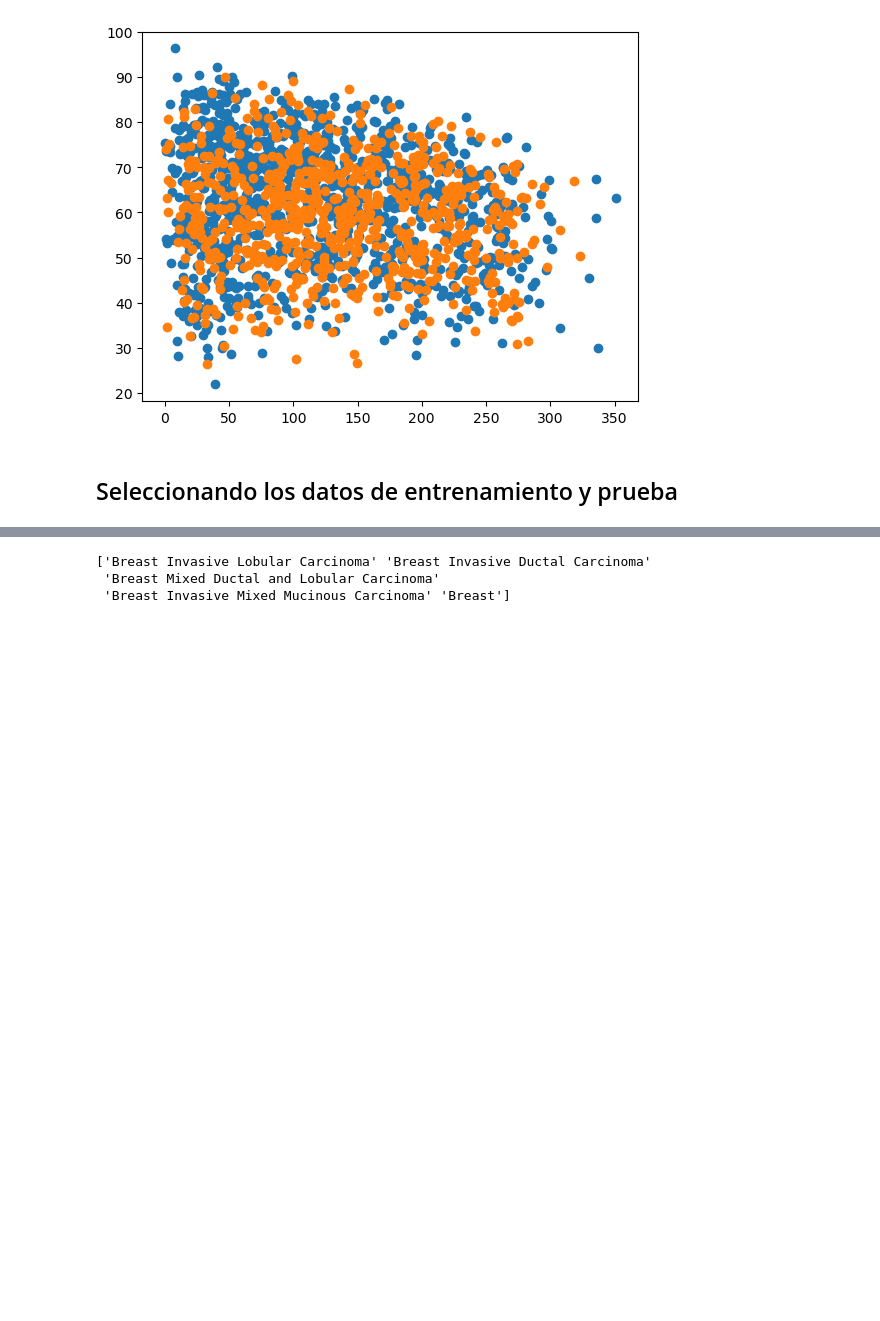
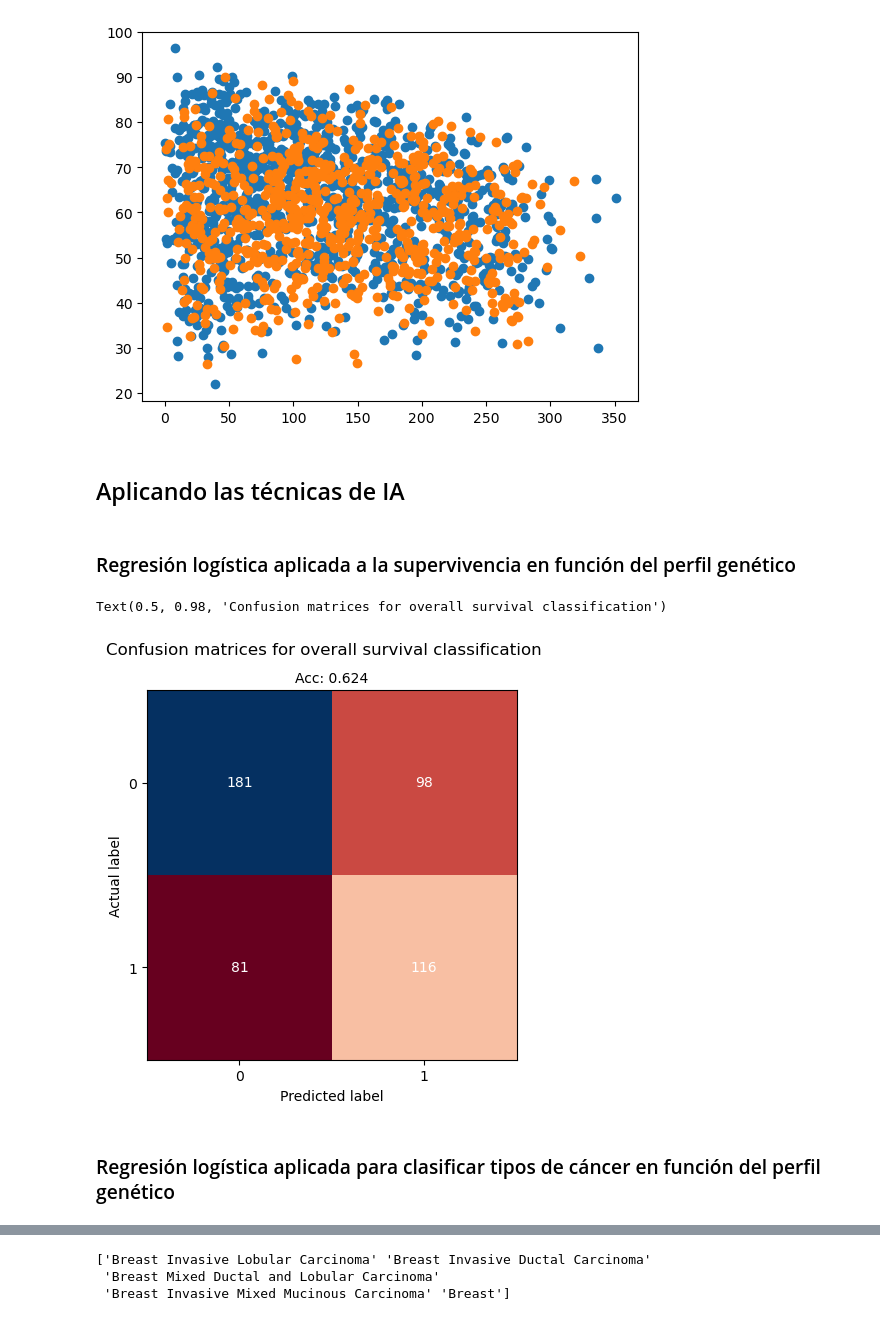
Before and after one commit to Allocco14/BreastCancerIIA, a Jupyter notebook: Breast_cancer.ipynb, the cells around one changed output, grey strips where cells are left out. Saved outputs shown, nothing was run; the diff lists cells and outputs as text; code cells hidden in the pictures; blank space fills up the shorter version.

```diff
--- a/Breast_cancer.ipynb
+++ b/Breast_cancer.ipynb
@@ -183,8 +183,42 @@ plt.scatter(x2, y2)
 # %% [output]
 <matplotlib.collections.PathCollection at 0x...>
 [figure]
-# %% [markdown]
-## Seleccionando los datos de entrenamiento y prueba
+# %% [markdown]
+## Aplicando las técnicas de IA
+# %% [markdown]
+### Regresión logística aplicada a la supervivencia en función del perfil genético
+# %%
+train_dataset = df.sample(frac=0.75, random_state=1)
+test_dataset = df.drop(train_dataset.index)
+
+max_iter = 1000
+log_reg = LogisticRegression(multi_class='multinomial', max_iter=max_iter)
+x_train = train_dataset.loc[:,'brca1':'ugt2b7']
+x_test = test_dataset.loc[:,'brca1':'ugt2b7']
+
+log_reg.fit(x_train, train_dataset['overall_survival'])
+predictions = log_reg.predict(x_test)
+score = log_reg.score(x_test, test_dataset['overall_survival'])
+# print(score)
+cm = metrics.confusion_matrix(test_dataset['overall_survival'], predictions)
+# print(cm)
+
+fig, axs = plt.subplots(1)
+axs.imshow(cm, cmap="RdBu")
+axs.set_title('{0}\nAcc: {1}'.format(cancer_type[0:-9] ,round(score,3)), fontsize = 10)
+axs.set_xticks([0,1])
+axs.set_yticks([0,1])
+axs.set(xlabel='Predicted label', ylabel='Actual label')
+for k in range(len(cm)):
+        for j in range(len(cm)):
+            text = axs.text(j, k, cm[k, j],
+                           ha="center", va="center", color="w")
+fig.suptitle('Confusion matrices for overall survival classification')
+# %% [output]
+Text(0.5, 0.98, 'Confusion matrices for overall survival classification')
+[figure, added]
+# %% [markdown]
+### Regresión logística aplicada para clasificar tipos de cáncer en función del perfil genético
 # %%
 train_dataset = df.dropna().sample(frac=0.75, random_state=1)
 test_dataset = df.drop(train_dataset.index).dropna()
```
Also changed, not shown: parts of 14 cells of this notebook.
